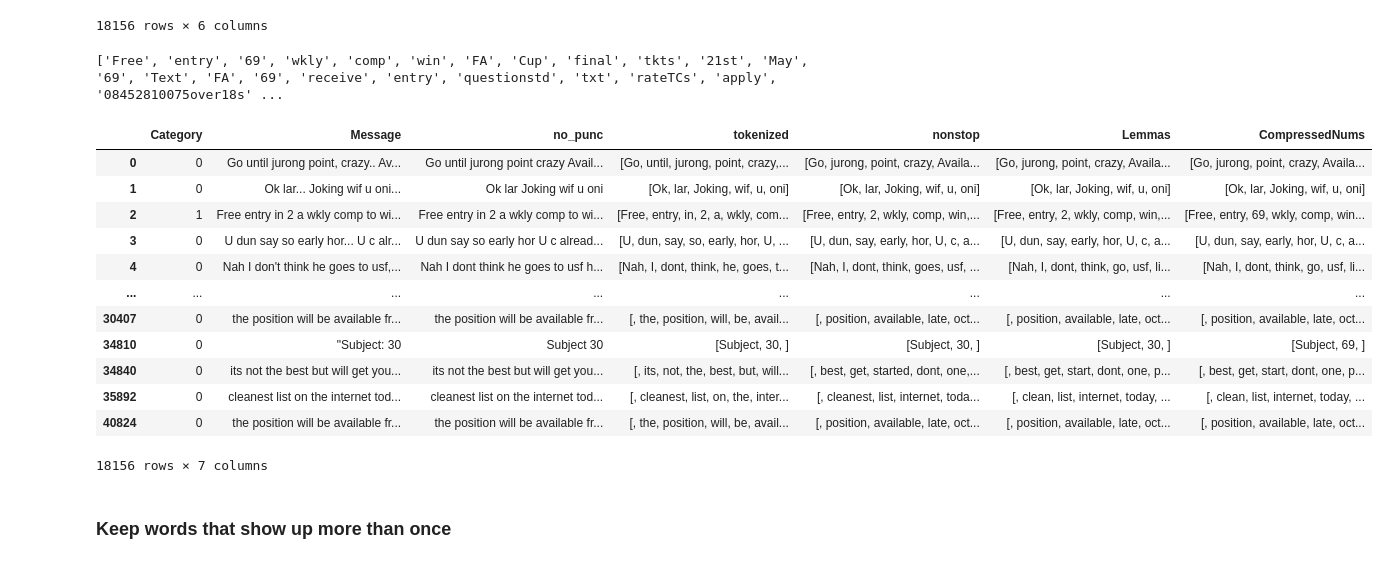
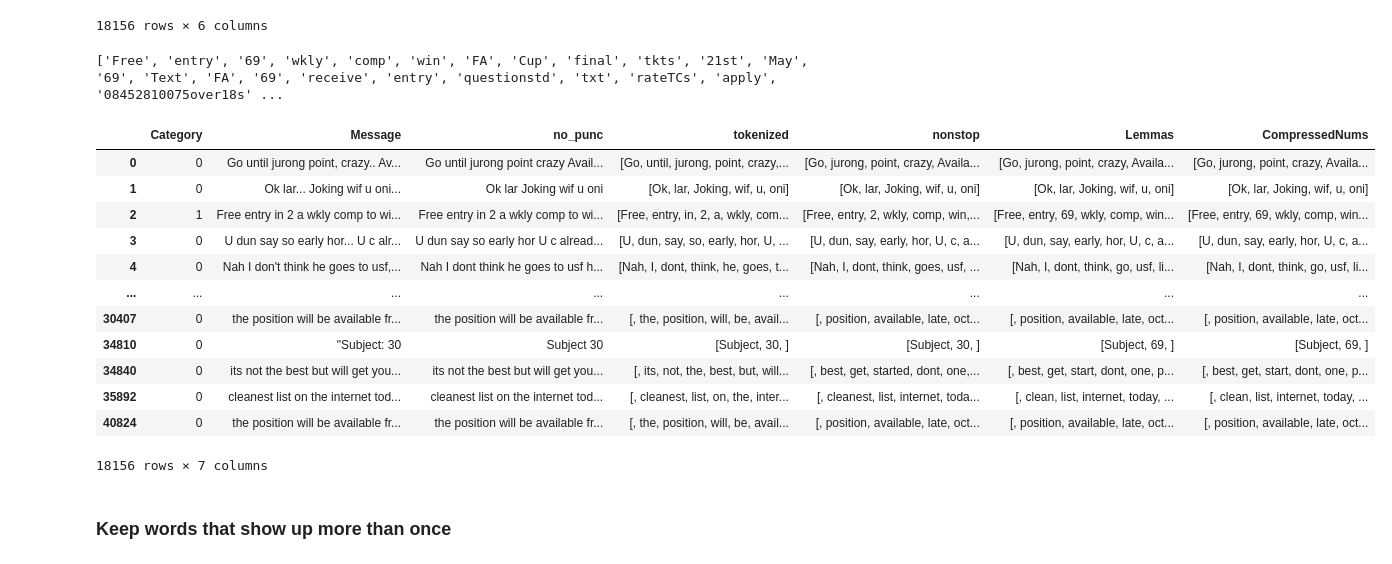
Before and after one commit to JonathanYe3/ML_duh_guyz, a Jupyter notebook: preprocessing2.ipynb, the cells around one changed output. Cells and saved outputs as stored; diff of their text form; code cells hidden in the pictures.

```diff
--- a/preprocessing2.ipynb
+++ b/preprocessing2.ipynb
@@ -182,32 +182,42 @@ allData
 18156 rows × 6 columns
 # %%
 def compress_numbers(words):
-    # Use list comprehension for more efficient looping
-    return ['69' if word.isnumeric() or is_float(word) else word for word in words]
-
-def is_float(word):
-    # Helper function to check if a word can be converted to a float
-    try:
-        float(word)
-        return True
-    except ValueError:
-        return False
+    # for word in words:
+    #     try:
+    #         word = float(word)
+    #         word = 69
+    #     except: continue
+    # return words
+    counter = 0
+    for word in words:
+        try:
+            float(word)
+            words[counter] = '69'
+            counter+=1
+            continue
+        except: pass
+        if word.isnumeric():
+            words[counter] = '69'
+        else:
+            pass
+        counter+=1
+    return words
 
 ## Compressing Numbers
 print(compress_numbers(allData['Lemmas'][2]))
 allData['CompressedNums'] = allData['Lemmas'].apply(lambda x: compress_numbers(x))
 allData
 # %% [output]
 ['Free', 'entry', '69', 'wkly', 'comp', 'win', 'FA', 'Cup', 'final', 'tkts', '21st', 'May', '69', 'Text', 'FA', '69', 'receive', 'entry', 'questionstd', 'txt', 'rateTCs', 'apply', '08452810075over18s' ...
 |  | Category | Message | no_punc | tokenized | nonstop | Lemmas | CompressedNums |
 | 0 | 0 | Go until jurong point, crazy.. Av... | Go until jurong point crazy Avail... | [Go, until, jurong, point, crazy,... | [Go, jurong, point, crazy, Availa... | [Go, jurong, point, crazy, Availa... | [Go, jurong, point, crazy, Availa... |
 | 1 | 0 | Ok lar... Joking wif u oni... | Ok lar Joking wif u oni | [Ok, lar, Joking, wif, u, oni] | [Ok, lar, Joking, wif, u, oni] | [Ok, lar, Joking, wif, u, oni] | [Ok, lar, Joking, wif, u, oni] |
-| 2 | 1 | Free entry in 2 a wkly comp to wi... | Free entry in 2 a wkly comp to wi... | [Free, entry, in, 2, a, wkly, com... | [Free, entry, 2, wkly, comp, win,... | [Free, entry, 2, wkly, comp, win,... | [Free, entry, 69, wkly, comp, win... |
+| 2 | 1 | Free entry in 2 a wkly comp to wi... | Free entry in 2 a wkly comp to wi... | [Free, entry, in, 2, a, wkly, com... | [Free, entry, 2, wkly, comp, win,... | [Free, entry, 69, wkly, comp, win... | [Free, entry, 69, wkly, comp, win... |
 | 3 | 0 | U dun say so early hor... U c alr... | U dun say so early hor U c alread... | [U, dun, say, so, early, hor, U, ... | [U, dun, say, early, hor, U, c, a... | [U, dun, say, early, hor, U, c, a... | [U, dun, say, early, hor, U, c, a... |
 | 4 | 0 | Nah I don't think he goes to usf,... | Nah I dont think he goes to usf h... | [Nah, I, dont, think, he, goes, t... | [Nah, I, dont, think, goes, usf, ... | [Nah, I, dont, think, go, usf, li... | [Nah, I, dont, think, go, usf, li... |
 | ... | ... | ... | ... | ... | ... | ... | ... |
 | 30407 | 0 | the position will be available fr... | the position will be available fr... | [, the, position, will, be, avail... | [, position, available, late, oct... | [, position, available, late, oct... | [, position, available, late, oct... |
-| 34810 | 0 | "Subject: 30 | Subject 30 | [Subject, 30, ] | [Subject, 30, ] | [Subject, 30, ] | [Subject, 69, ] |
+| 34810 | 0 | "Subject: 30 | Subject 30 | [Subject, 30, ] | [Subject, 30, ] | [Subject, 69, ] | [Subject, 69, ] |
 | 34840 | 0 | its not the best but will get you... | its not the best but will get you... | [, its, not, the, best, but, will... | [, best, get, started, dont, one,... | [, best, get, start, dont, one, p... | [, best, get, start, dont, one, p... |
 | 35892 | 0 | cleanest list on the internet tod... | cleanest list on the internet tod... | [, cleanest, list, on, the, inter... | [, cleanest, list, internet, toda... | [, clean, list, internet, today, ... | [, clean, list, internet, today, ... |
 | 40824 | 0 | the position will be available fr... | the position will be available fr... | [, the, position, will, be, avail... | [, position, available, late, oct... | [, position, available, late, oct... | [, position, available, late, oct... |
```
Also changed, not shown: parts of 3 cells of this notebook.
